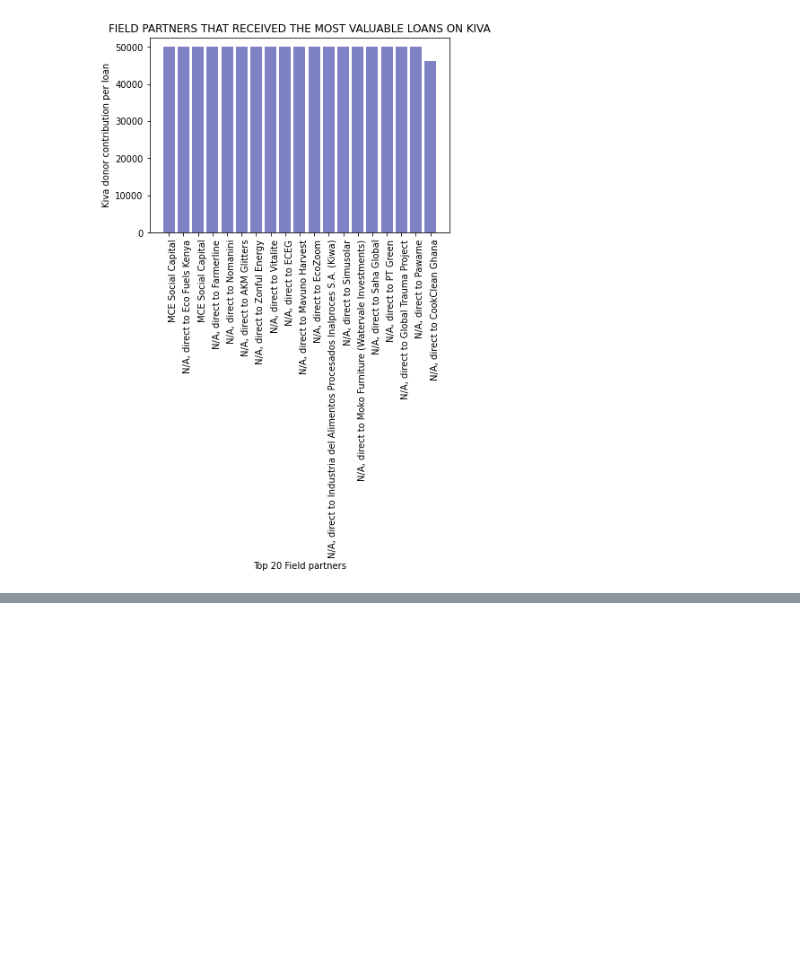
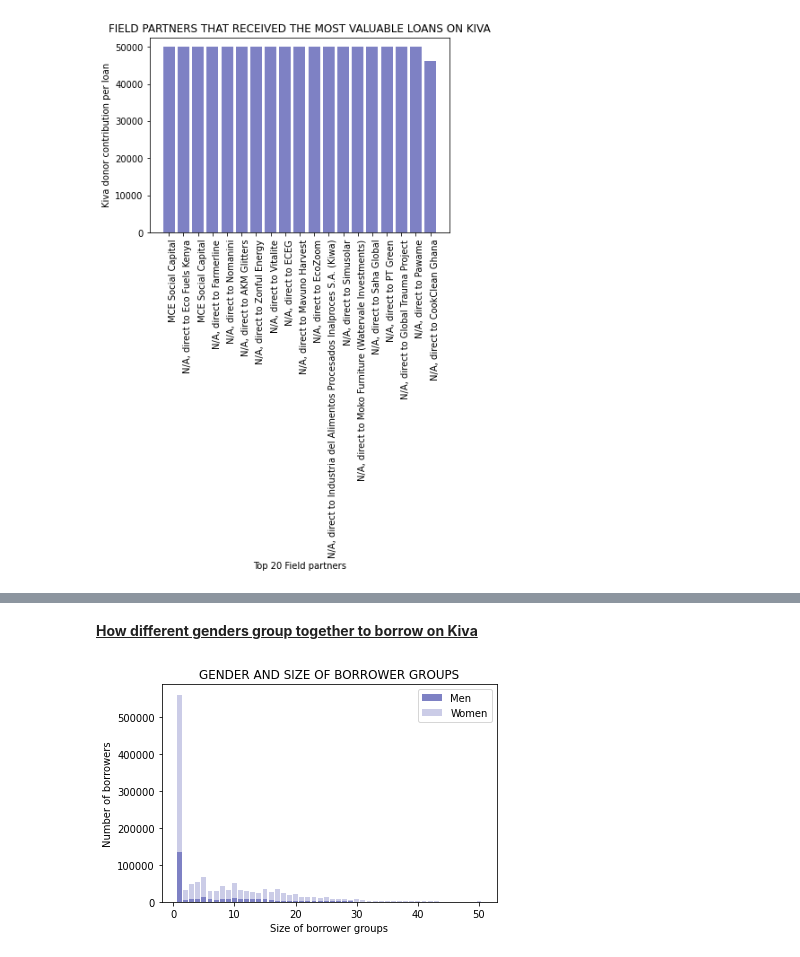
Before and after one commit to CeeThinwa/knowledge-hub, a Jupyter notebook: book/kiva.ipynb, the cells around one changed output, grey strips where cells are left out. Cells and saved outputs as stored; diff of their text form; code cells hidden in the pictures; blank space fills up the shorter version.

```diff
--- a/book/kiva.ipynb
+++ b/book/kiva.ipynb
@@ -655,0 +792,32 @@ In this section, we seek to understand KIVA borrower characteristics.
+# %% [markdown]
+<u>**How different genders group together to borrow on Kiva**</u>
+# %%
+# create a pivot-table
+borrower_group_data = pd.pivot_table(loan_data_copy, values=['number_of_male_borrowers', 'number_of_female_borrowers'],
+                                     index=['number_of_all_borrowers'],aggfunc='sum')
+#N/B: Using the count gives the total number of loans with borrower data; we need the sum to see the gender distribution across group size
+
+# make some index entries into columns
+borrower_group_data = borrower_group_data.reset_index(level=['number_of_all_borrowers'])
+
+
+# display the results
+fig, ax = plt.subplots()
+
+ax.bar(borrower_group_data.iloc[:,0], borrower_group_data.iloc[:,2],
+       label='Men', color='#7e81c4')
+
+ax.bar(borrower_group_data.iloc[:,0], borrower_group_data.iloc[:,1],
+       bottom=borrower_group_data.iloc[:,2], label='Women', color='#cbcce7')
+
+ax.set_ylabel('Number of borrowers')
+
+ax.set_xlabel('Size of borrower groups')
+
+ax.set_title('GENDER AND SIZE OF BORROWER GROUPS')
+
+ax.legend()
+
+plt.show()
+# %% [output]
+[figure, added]
```
Also changed, not shown: parts of 47 cells of this notebook.
